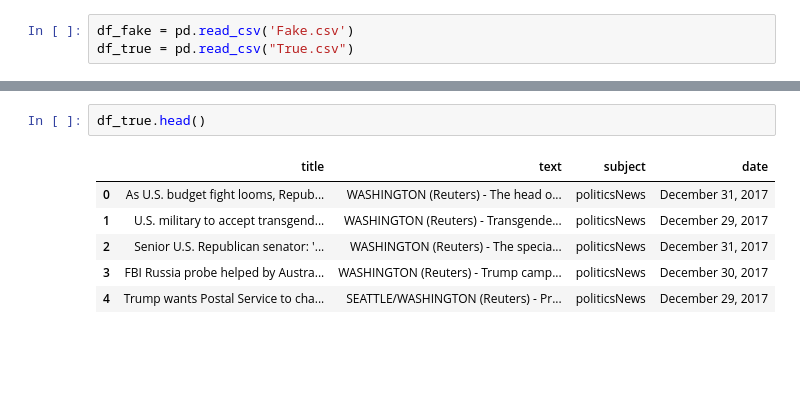
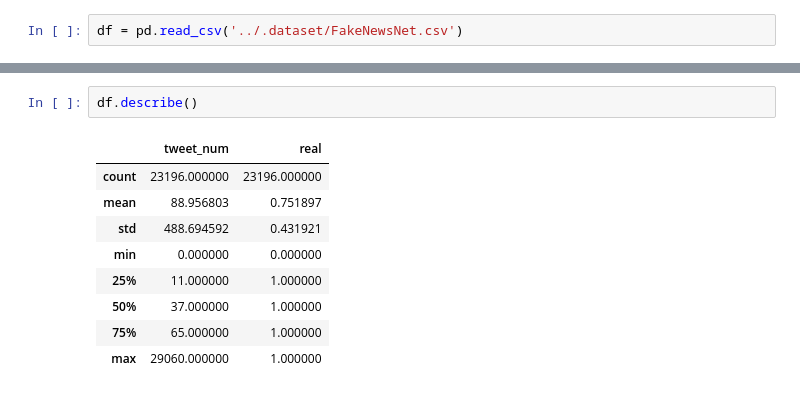
Before and after one commit to bunny-ml/Fake_news_detection, a Jupyter notebook: notebook/code.ipynb, the cells around one changed output, grey strips where cells are left out. Cells and saved outputs as stored; diff of their text form; blank space fills up the shorter version.

```diff
--- a/notebook/code.ipynb
+++ b/notebook/code.ipynb
@@ -5,5 +6,4 @@ import matplotlib.pyplot as plt
 import seaborn as sns
 # %%
-df_fake = pd.read_csv('Fake.csv')
-df_true = pd.read_csv("True.csv")
+df = pd.read_csv('../.dataset/FakeNewsNet.csv')
 # %%
@@ -18,10 +18,13 @@ df_fake.head()
 # %%
-df_true.head()
+df.describe()
 # %% [output]
-|  | title | text | subject | date |
-| 0 | As U.S. budget fight looms, Repub... | WASHINGTON (Reuters) - The head o... | politicsNews | December 31, 2017 |
-| 1 | U.S. military to accept transgend... | WASHINGTON (Reuters) - Transgende... | politicsNews | December 29, 2017 |
-| 2 | Senior U.S. Republican senator: '... | WASHINGTON (Reuters) - The specia... | politicsNews | December 31, 2017 |
-| 3 | FBI Russia probe helped by Austra... | WASHINGTON (Reuters) - Trump camp... | politicsNews | December 30, 2017 |
-| 4 | Trump wants Postal Service to cha... | SEATTLE/WASHINGTON (Reuters) - Pr... | politicsNews | December 29, 2017 |
+|  | tweet_num | real |
+| count | 23196.000000 | 23196.000000 |
+| mean | 88.956803 | 0.751897 |
+| std | 488.694592 | 0.431921 |
+| min | 0.000000 | 0.000000 |
+| 25% | 11.000000 | 1.000000 |
+| 50% | 37.000000 | 1.000000 |
+| 75% | 65.000000 | 1.000000 |
+| max | 29060.000000 | 1.000000 |
 # %%
```
Also changed, not shown: parts of 29 cells of this notebook, 2 other files.
